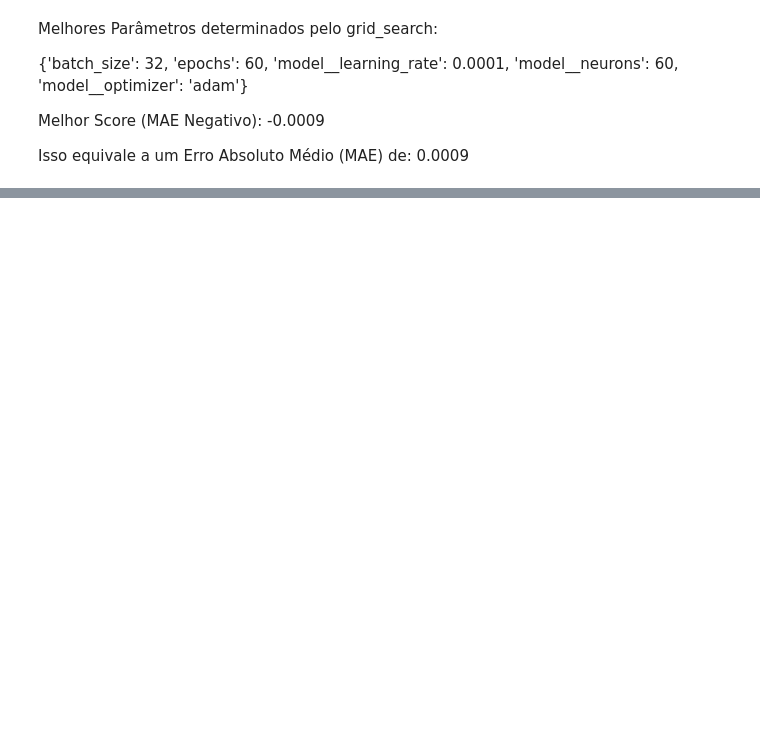
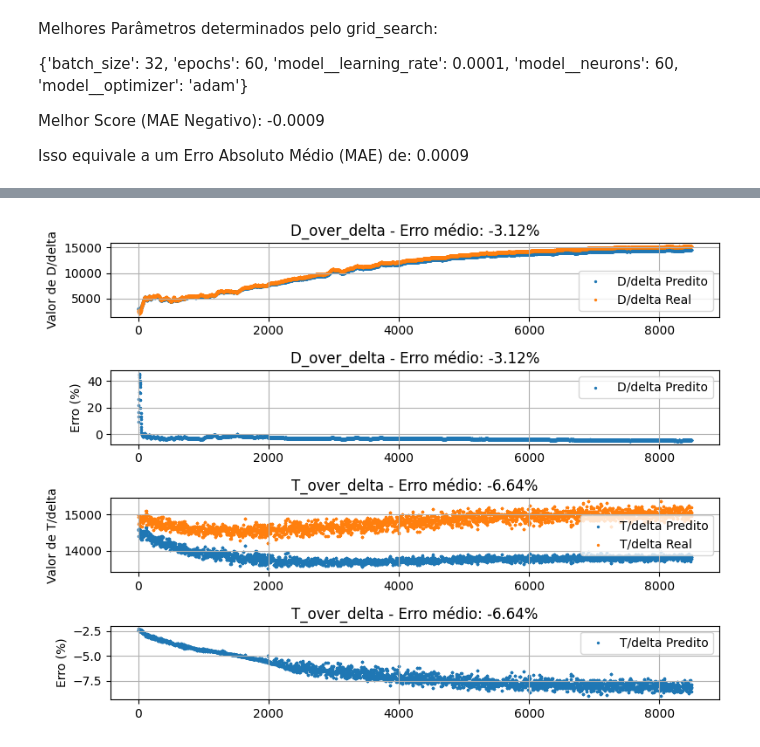
Before and after one commit to ymarcal/PMG, a Jupyter notebook: scriptPMG.ipynb, the cells around one changed output, grey strips where cells are left out. Saved outputs shown, nothing was run; the diff lists cells and outputs as text; code cells hidden in the pictures; blank space fills up the shorter version.

```diff
--- a/scriptPMG.ipynb
+++ b/scriptPMG.ipynb
@@ -521,0 +377,3 @@ def exibe_resultados_H(index, CD_test, CD_pred, erroCD, T_test, T_pred, erroT):
+# %%
+# Executar comparação de abordagens
+modelo_D_over_delta, modelo_T_over_delta, resultados, dados_D_over_delta, dados_T_over_delta, scalers_D_over_delta, scalers_T_over_delta = comparar_abordagens()
@@ -521,0 +413,53 @@ def exibe_resultados_H(index, CD_test, CD_pred, erroCD, T_test, T_pred, erroT):
+# %%
+# Visualizar resultados dos modelos separados
+def exibir_resultados_separados(resultados):
+    """
+    Exibe gráficos comparativos para os modelos separados
+    """
+    fig, axs = plt.subplots(4, 1, figsize=(8,6))
+
+    index = prepara_df('test')['No. OBS.'].astype(int)
+    sz=2
+
+    axs[0].scatter(index, resultados['D_over_delta']['predito'], sz, label='D/delta Predito')
+    axs[0].scatter(index, resultados['D_over_delta']['real'], sz, label='D/delta Real')
+    axs[0].set_title('Comparação de D Real vs. Predito')
+    axs[0].set_ylabel('Valor de D/delta')
+    axs[0].set_title(f'D_over_delta - Erro médio: {resultados["D_over_delta"]["erro_medio"]:.2f}%')
+    axs[0].legend()
+    # plt.xlim(0,300)
+    axs[0].grid(True)
+
+    axs[1].scatter(index, resultados['D_over_delta']['erro_percentual'], sz, label='D/delta Predito')
+    axs[1].set_title('Erro percentual de D/delta')
+    axs[1].set_ylabel('Erro (%)')
+    axs[1].set_title(f'D_over_delta - Erro médio: {resultados["D_over_delta"]["erro_medio"]:.2f}%')
+    axs[1].legend()
+    # plt.xlim(0,300)
+    axs[1].grid(True)
+
+    axs[2].scatter(index, resultados['T_over_delta']['predito'], sz, label='T/delta Predito')
+    axs[2].scatter(index, resultados['T_over_delta']['real'], sz, label='T/delta Real')
+    axs[2].set_title('Comparação de T Real vs. Predito')
+    axs[2].set_ylabel('Valor de T/delta')
+    axs[2].set_title(f'T_over_delta - Erro médio: {resultados["T_over_delta"]["erro_medio"]:.2f}%')
+    axs[2].legend()
+    # plt.xlim(0,300)
+    axs[2].grid(True)
+
+    axs[3].scatter(index, resultados['T_over_delta']['erro_percentual'], sz, label='T/delta Predito')
+    axs[3].set_title('Erro percentual de T/delta')
+    axs[3].set_ylabel('Erro (%)')
+    axs[3].set_title(f'T_over_delta - Erro médio: {resultados["T_over_delta"]["erro_medio"]:.2f}%')
+    axs[3].legend()
+    # plt.xlim(0,300)
+    axs[3].grid(True)
+
+    plt.tight_layout()
+    plt.savefig('res.png')
+    plt.show()
+
+# Exibir resultados
+exibir_resultados_separados(resultados)
+# %% [output]
+[figure, added]
```
Also changed, not shown: parts of 42 cells of this notebook.
